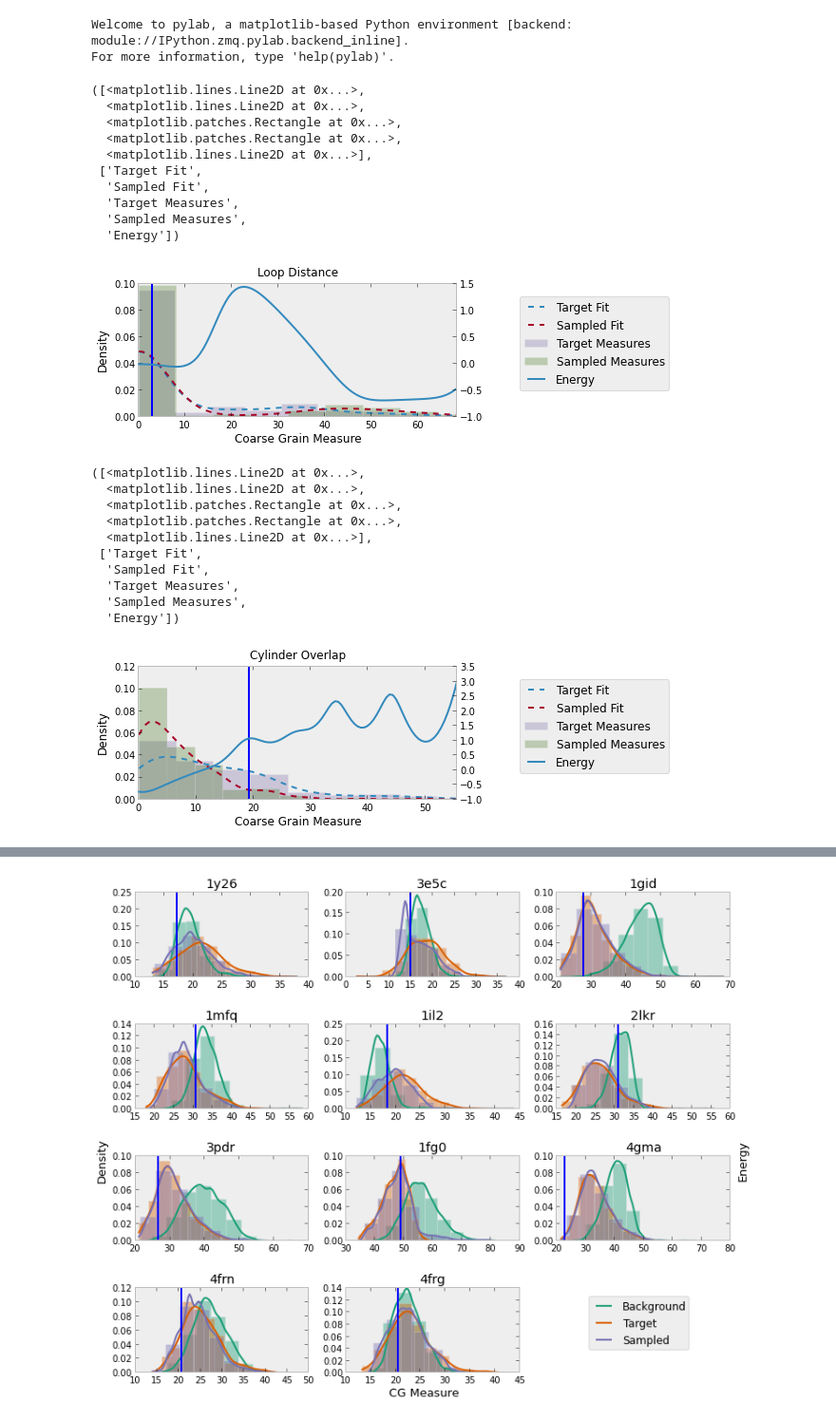
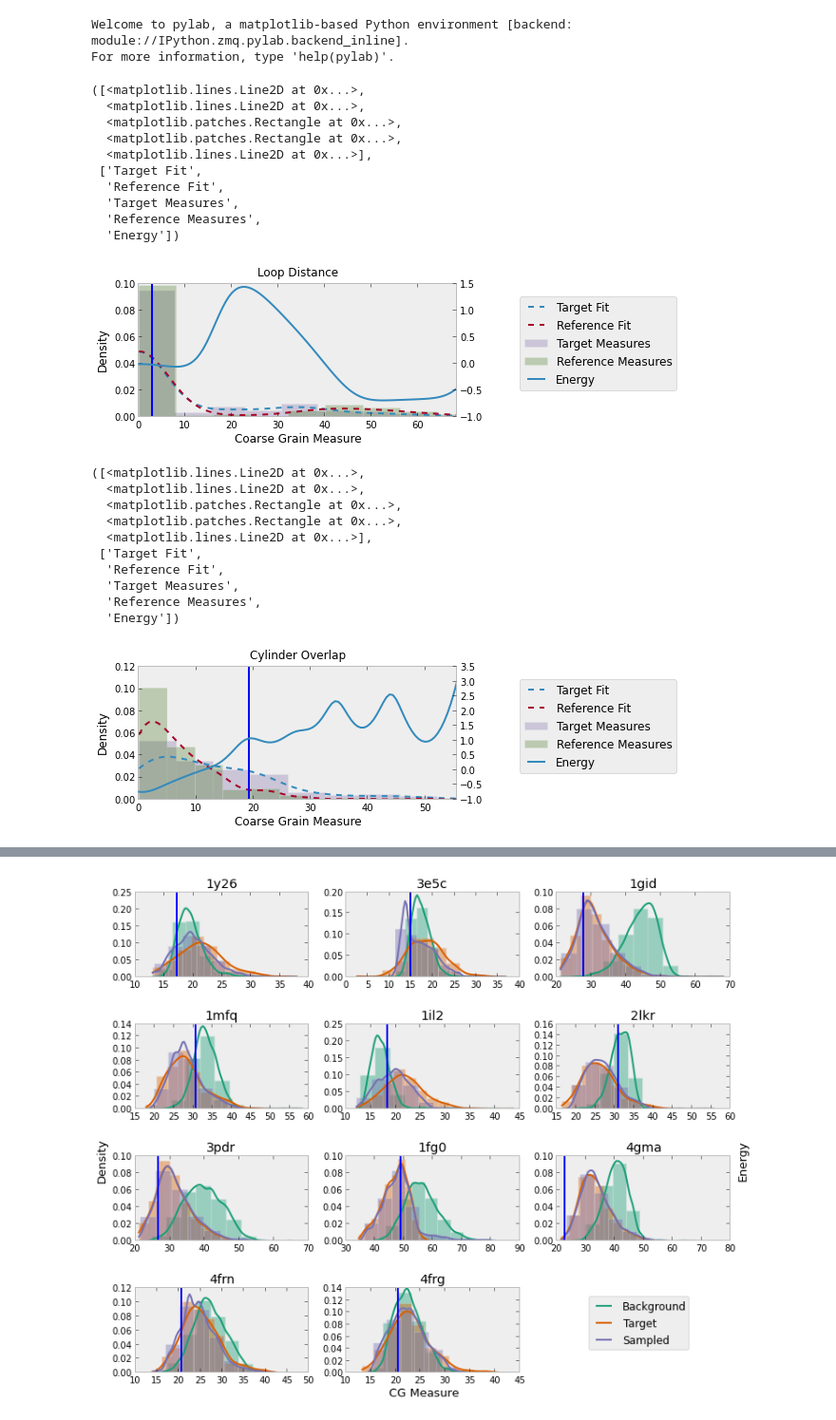
Before and after one commit to ViennaRNA/ernwin, a Jupyter notebook: organized_plots.ipynb, the cells around one changed output, grey strips where cells are left out. Shown at 95% size. Drawn from its saved outputs; the diff is of its cells as text; code cells hidden in the pictures.

```diff
--- a/organized_plots.ipynb
+++ b/organized_plots.ipynb
@@ -97,10 +97,10 @@ def check_energy_distribution((energy, struct_name), real_distribution_fn = None
 
     if plot_hists:
         p1 = ax1.plot(xs, kr(xs), ls='--', label='Target Fit')
-        p2 = ax1.plot(xs, ks(xs), ls='--', label = 'Sampled Fit')
+        p2 = ax1.plot(xs, ks(xs), ls='--', label = 'Reference Fit')
 
         h1 = ax1.hist(energy.vals[0], normed=True, alpha=0.3, label='Target Measures')
-        h2 = ax1.hist(energy.vals[1], normed=True, alpha=0.3, label='Sampled Measures')
+        h2 = ax1.hist(energy.vals[1], normed=True, alpha=0.3, label='Reference Measures')
 
 
 
@@ -161,36 +161,36 @@ def check_energy_distribution((energy, struct_name), real_distribution_fn = None
     ax1.grid(grid)
     ax2.grid(grid)
 
     if legend:
         if legend_outside:
             plt.legend(ls1 + ls2, lb1 + lb2, bbox_to_anchor=(1.20, 0.9), loc=2, borderaxespad=0.)
         else:
             plt.legend(ls1 + ls2, lb1 + lb2, loc=1, borderaxespad=0.)
 
     if filename is not None:
         plt.savefig(filename, bbox_inches='tight')
 
     '''
     print "energy: %.3f measure: %.3f" % (energy.eval_energy(structs[struct_name]),
                                           energy.get_cg_measure(structs[struct_name]))
     '''
 
     return (ls1 + ls2, lb1 + lb2)
 
 check_energy_distribution((fbe.ShortestLoopDistanceEnergy(), '1y26'), legend_outside=True,
 filename='1y26_shortestloopdistanceenergy.pdf', title='Loop Loop Energy', figsize=(6,2.5))
 # %% [output]
 ([<matplotlib.lines.Line2D at 0x...>,
   <matplotlib.lines.Line2D at 0x...>,
   <matplotlib.patches.Rectangle at 0x...>,
   <matplotlib.patches.Rectangle at 0x...>,
   <matplotlib.lines.Line2D at 0x...>],
  ['Target Fit',
-  'Sampled Fit',
+  'Reference Fit',
   'Target Measures',
-  'Sampled Measures',
+  'Reference Measures',
   'Energy'])
-[figure, old version]
+[figure, new version]
 # %%
 check_energy_distribution((fbe.CylinderIntersectionEnergy(), '1y26'), legend_outside=True,
 filename='1y26_cylinderintersectionenergy.pdf', title='Cylinder Intersection Energy', figsize=(6, 2.5),
@@ -202,11 +202,11 @@ filename='1y26_cylinderintersectionenergy.pdf', title='Cylinder Intersection Ene
   <matplotlib.patches.Rectangle at 0x...>,
   <matplotlib.lines.Line2D at 0x...>],
  ['Target Fit',
-  'Sampled Fit',
+  'Reference Fit',
   'Target Measures',
-  'Sampled Measures',
+  'Reference Measures',
   'Energy'])
-[figure, old version]
+[figure, new version]
 # %%
 check_energy_distribution((fbe.RadiusOfGyrationEnergy(), '1y26'), legend_outside=True,
 filename='1y26_radiusofgyrationenergy.pdf', title='Radius Of Gyration Energy', figsize=(6, 2.5))
```
Also changed, not shown: parts of 12 cells of this notebook.
